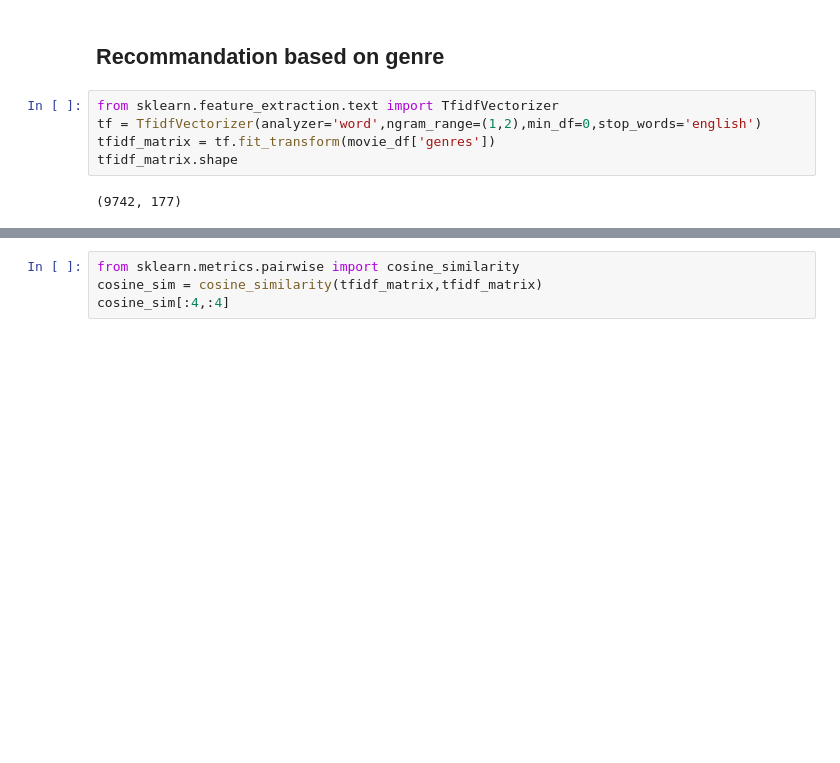
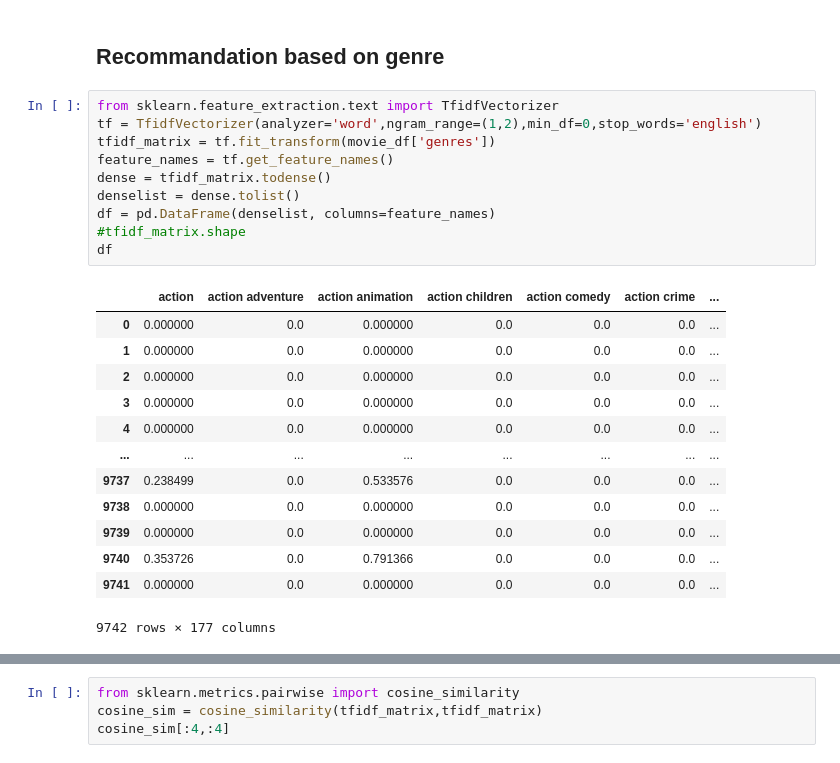
Before and after one commit to vinod2814/Movie-Recommedation-System, a Jupyter notebook: movierecommedsystem.ipynb, the cells around one changed output, grey strips where cells are left out. Saved outputs shown, nothing was run; the diff lists cells and outputs as text; blank space fills up the shorter version.

```diff
--- a/movierecommedsystem.ipynb
+++ b/movierecommedsystem.ipynb
@@ -43,7 +160,24 @@ movie_df.head()
 # %%
 from sklearn.feature_extraction.text import TfidfVectorizer
 tf = TfidfVectorizer(analyzer='word',ngram_range=(1,2),min_df=0,stop_words='english')
 tfidf_matrix = tf.fit_transform(movie_df['genres'])
-tfidf_matrix.shape
+feature_names = tf.get_feature_names()
+dense = tfidf_matrix.todense()
+denselist = dense.tolist()
+df = pd.DataFrame(denselist, columns=feature_names)
+#tfidf_matrix.shape
+df
 # %% [output]
+|  | action | action adventure | action animation | action children | action comedy | action crime | ... |
+| 0 | 0.000000 | 0.0 | 0.000000 | 0.0 | 0.0 | 0.0 | ... |
+| 1 | 0.000000 | 0.0 | 0.000000 | 0.0 | 0.0 | 0.0 | ... |
+| 2 | 0.000000 | 0.0 | 0.000000 | 0.0 | 0.0 | 0.0 | ... |
+| 3 | 0.000000 | 0.0 | 0.000000 | 0.0 | 0.0 | 0.0 | ... |
+| 4 | 0.000000 | 0.0 | 0.000000 | 0.0 | 0.0 | 0.0 | ... |
+| ... | ... | ... | ... | ... | ... | ... | ... |
+| 9737 | 0.238499 | 0.0 | 0.533576 | 0.0 | 0.0 | 0.0 | ... |
+| 9738 | 0.000000 | 0.0 | 0.000000 | 0.0 | 0.0 | 0.0 | ... |
+| 9739 | 0.000000 | 0.0 | 0.000000 | 0.0 | 0.0 | 0.0 | ... |
+| 9740 | 0.353726 | 0.0 | 0.791366 | 0.0 | 0.0 | 0.0 | ... |
+| 9741 | 0.000000 | 0.0 | 0.000000 | 0.0 | 0.0 | 0.0 | ... |
-(9742, 177)
+9742 rows × 177 columns
```
Also changed, not shown: parts of 18 cells of this notebook.
